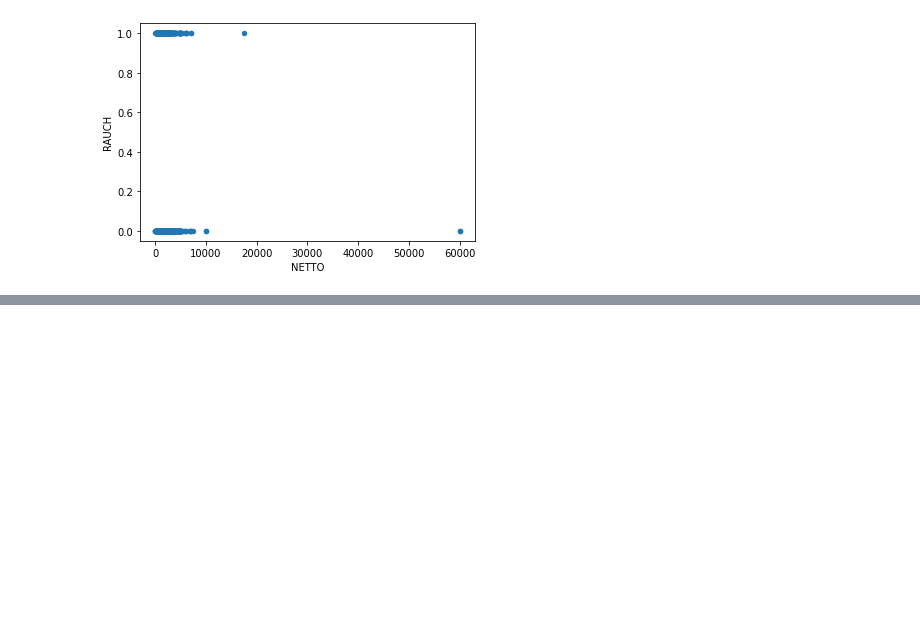
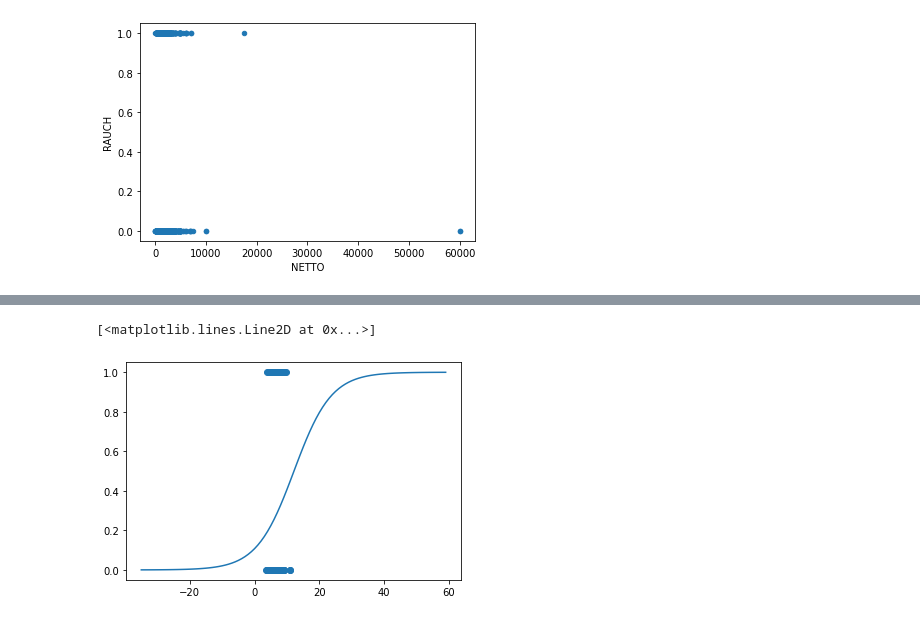
Before and after one commit to 7ben18/fhnw-llr-Lineare-und-Logistische-Regression, a Jupyter notebook: llr_LE1_Lineare_Methoden_für_Regression_&_Klassifikation/llr_umfragedaten/llr_LE1_.ipynb, the cells around one changed output, grey strips where cells are left out. Drawn from its saved outputs; the diff is of its cells as text; code cells hidden in the pictures; blank space fills up the shorter version.

```diff
--- a/llr_LE1_Lineare_Methoden_für_Regression_&_Klassifikation/llr_umfragedaten/llr_LE1_.ipynb
+++ b/llr_LE1_Lineare_Methoden_für_Regression_&_Klassifikation/llr_umfragedaten/llr_LE1_.ipynb
@@ -58,0 +62,14 @@ LogisticRegression()
+# %%
+x_log = np.log(x)
+# %%
+model_log = LogisticRegression().fit(x_log, y)
+# %%
+x_predict_log = [[i] for i in range(-35,60)]
+y_predict_log = model_log.predict_proba(x_predict_log)
+y_predict_log = [i[1] for i in y_predict_log]
+# %%
+plt.scatter(x_log,y)
+plt.plot(x_predict_log, y_predict_log)
+# %% [output]
+[<matplotlib.lines.Line2D at 0x...>]
+[figure, added]
```
Also changed, not shown: parts of 7 cells of this notebook, 2 other files.
